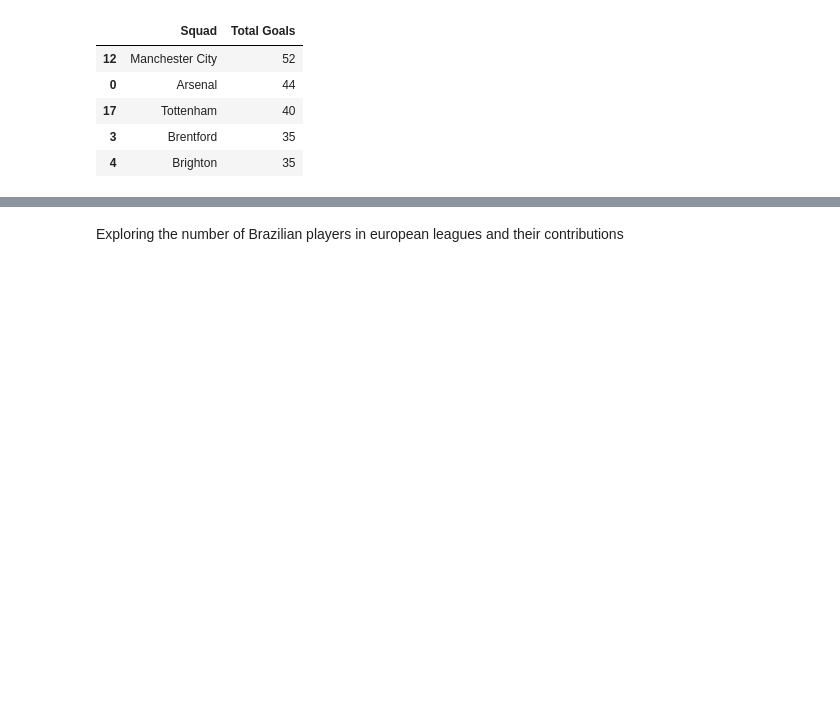
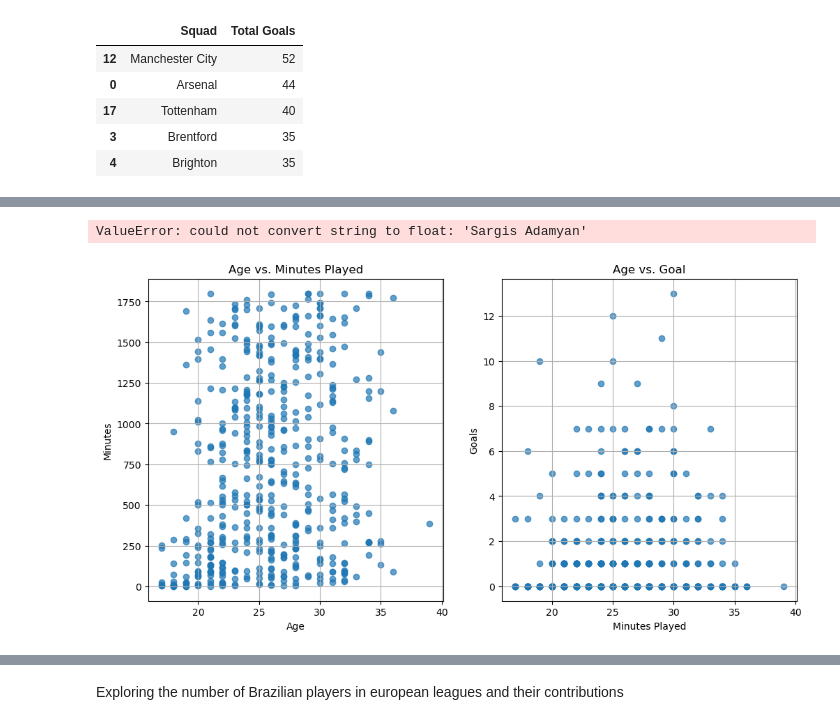
Before and after one commit to tiagoru/Football_Player_Stats, a Jupyter notebook: footbal_analysis.ipynb, the cells around one changed output, grey strips where cells are left out. Cells and saved outputs as stored; diff of their text form; code cells hidden in the pictures; blank space fills up the shorter version.

```diff
--- a/footbal_analysis.ipynb
+++ b/footbal_analysis.ipynb
@@ -275,0 +336,2 @@ The index of the first row is: 14
+# %%
+goals_min = BU[['Player','Squad','Nation','Goals','Min','Age']]
@@ -275,0 +354,32 @@ The index of the first row is: 14
+# %%
+import seaborn as sns
+#numerical_columns = ['Goals', 'Min', 'Age']
+
+# Calculate the correlation matrix
+correlation_matrix = BU.corr()
+
+# Create a heatmap
+plt.figure(figsize=(10, 6))
+sns.heatmap(correlation_matrix, annot=True, cmap='coolwarm', fmt=".2f", linewidths=0.5)
+plt.title('Correlation Heatmap')
+plt.show()
+# %% [output]
+ValueError: could not convert string to float: 'Sargis Adamyan'
+# %%
+plt.figure(figsize=(12, 6))
+plt.subplot(1, 2, 1)
+plt.scatter(goals_min['Age'], goals_min['Min'], alpha=0.7)
+plt.title('Age vs. Minutes Played')
+plt.xlabel('Age')
+plt.ylabel('Minutes')
+plt.grid(True)
+
+plt.subplot(1, 2, 2)
+plt.scatter(goals_min['Age'], goals_min['Goals'], alpha=0.7)
+plt.title('Age vs. Goal')
+plt.xlabel('Minutes Played')
+plt.ylabel('Goals')
+plt.grid(True)
+plt.show()
+# %% [output]
+[figure, added]
```
Also changed, not shown: parts of 11 cells of this notebook.
